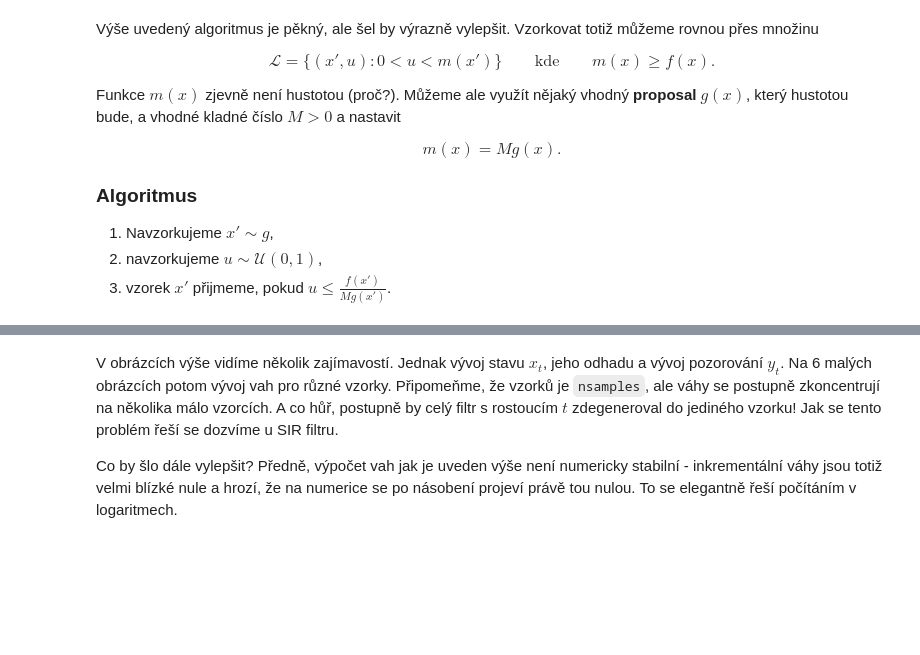
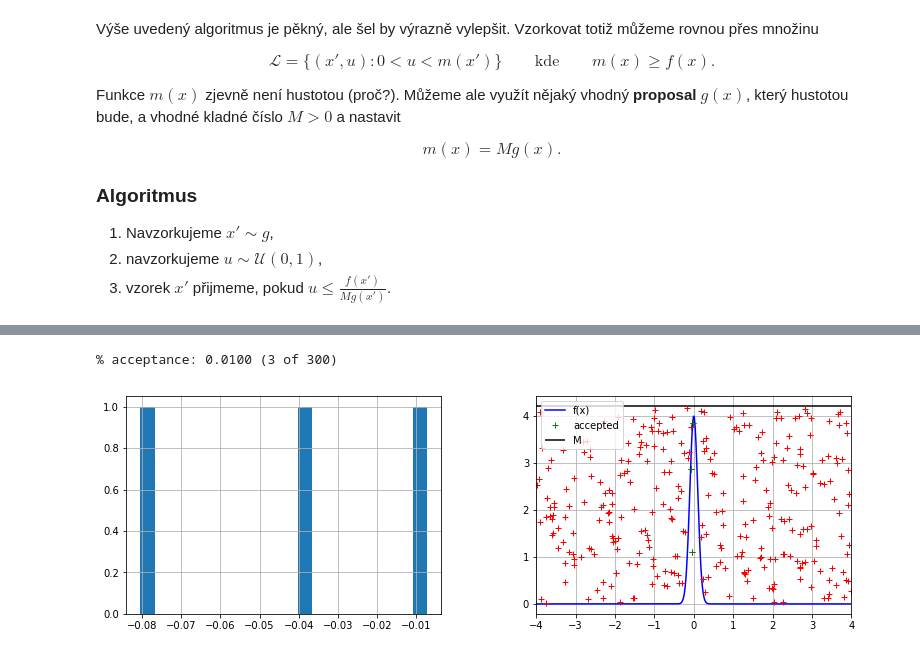
Before and after one commit to TaIos/bml, a Jupyter notebook: prednasky/9_prednaska.ipynb, the cells around one changed output, grey strips where cells are left out. Saved outputs shown, nothing was run; the diff lists cells and outputs as text; code cells hidden in the pictures; blank space fills up the shorter version.

```diff
--- a/prednasky/9_prednaska.ipynb
+++ b/prednasky/9_prednaska.ipynb
@@ -553,4 +239,25 @@ for i in range(6):
-# %% [markdown]
-V obrázcích výše vidíme několik zajímavostí. Jednak vývoj stavu $x_t$, jeho odhadu a vývoj pozorování $y_t$. Na 6 malých obrázcích potom vývoj vah pro různé vzorky. Připomeňme, že vzorků je `nsamples`, ale váhy se postupně zkoncentrují na několika málo vzorcích. A co hůř, postupně by celý filtr s rostoucím $t$ zdegeneroval do jediného vzorku! Jak se tento problém řeší se dozvíme u SIR filtru.
-
-Co by šlo dále vylepšit? Předně, výpočet vah jak je uveden výše není numericky stabilní - inkrementální váhy jsou totiž velmi blízké nule a hrozí, že na numerice se po násobení projeví právě tou nulou. To se elegantně řeší počítáním v logaritmech.
+# %%
+nsamples = 300     ### Number of samples
+M = 4.2            ### M
+
+samples_u = np.random.uniform(low=0., high=M, size=nsamples)   # uniform samples
+samples_x = np.random.uniform(-4, 4, size=nsamples)            # proposal samples
+fx = norm.pdf(samples_x, scale=.1)                             # value of f(x)
+accepted = np.where(samples_u < fx)[0]
+
+print("% acceptance: {0:.4f} ({1} of {2})".format(accepted.size/nsamples, accepted.size, nsamples))
+plt.figure(figsize=(13, 4))
+plt.subplot(121)
+plt.hist(samples_x[accepted], bins=20)
+plt.subplot(122)
+x = np.linspace(-4, 4, 1000)
+plt.plot(x, norm.pdf(x, scale=.1), 'b', label='f(x)')
+plt.hlines(M, x.min(), x.max(), label='M')
+plt.plot(samples_x, samples_u, 'r+')
+plt.plot(samples_x[accepted], samples_u[accepted], 'g+', label='accepted')
+plt.xlim(-4, 4)
+plt.legend()
+plt.show()
+# %% [output]
+% acceptance: 0.0100 (3 of 300)
+[figure, added]
```
Also changed, not shown: parts of 19 cells of this notebook, 1 other file.
